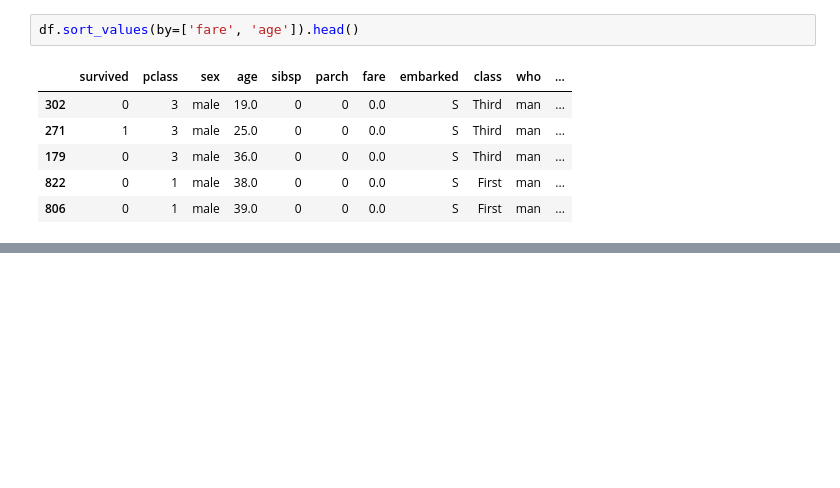
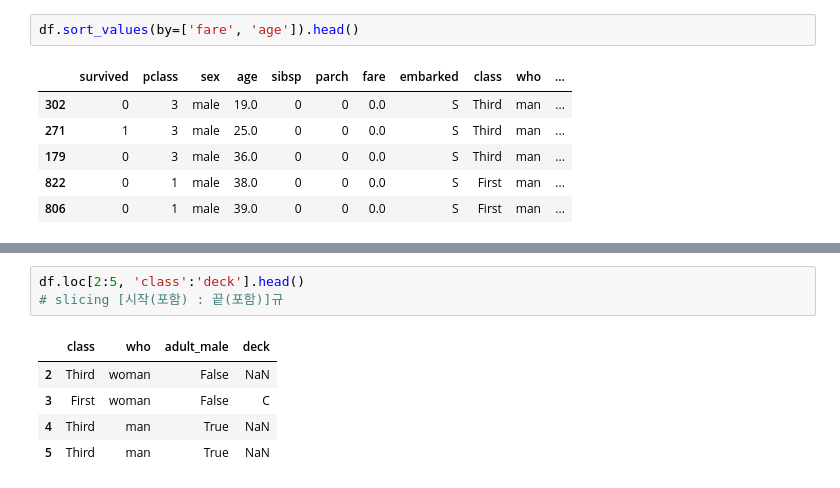
Before and after one commit to kim-minjae-22/titanic, a Jupyter notebook: titanic.ipynb, the cells around one changed output, grey strips where cells are left out. Drawn from its saved outputs; the diff is of its cells as text; blank space fills up the shorter version.

```diff
--- a/titanic.ipynb
+++ b/titanic.ipynb
@@ -220,0 +270,9 @@ df.sort_values(by=['fare', 'age']).head()
+# %%
+df.loc[2:5, 'class':'deck'].head()
+# slicing [시작(포함) : 끝(포함)]규
+# %% [output]
+|  | class | who | adult_male | deck |
+| 2 | Third | woman | False | NaN |
+| 3 | First | woman | False | C |
+| 4 | Third | man | True | NaN |
+| 5 | Third | man | True | NaN |
```
Also changed, not shown: parts of 6 cells of this notebook.
